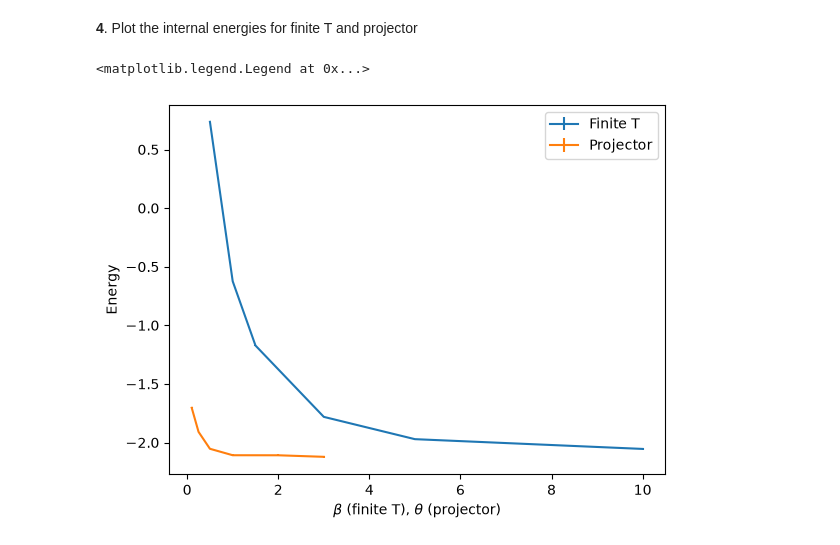
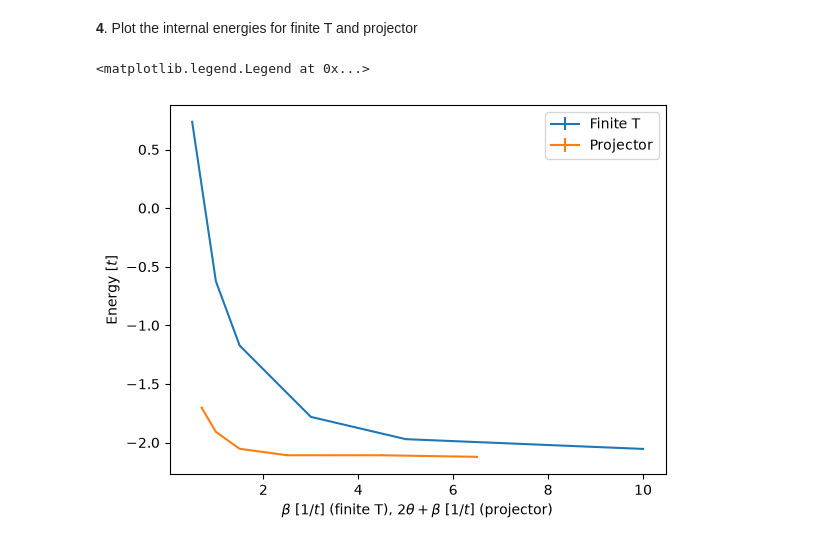
Before and after one commit to ALF-QMC/ALF_Tutorial, a Jupyter notebook: jupyterbook/source/06-projector/plot_both.ipynb, the cells around one changed output. Cells and saved outputs as stored; diff of their text form; code cells hidden in the pictures.

```diff
--- a/jupyterbook/source/06-projector/plot_both.ipynb
+++ b/jupyterbook/source/06-projector/plot_both.ipynb
@@ -50,6 +50,7 @@ for beta in [0.5, 1, 1.5, 3, 5, 10]:               # Values of Beta
     sims_finite_T.append(sim)
 
 # Projector
+beta = 0.5
 sims_projector = []
 for theta in [0.1, 0.25, 0.5, 1.0, 2.0, 3.0]:               # Values of Theta
     sim = Simulation(
@@ -67,7 +68,7 @@ for theta in [0.1, 0.25, 0.5, 1.0, 2.0, 3.0]:               # Values of Theta
         'ham_T': 1.0,                    #    Hopping parameter
         'ham_U': 4.0,                    #    Hubbard interaction
         'ham_Tperp': 0.0,                #    For bilayer systems
-        'beta': 0.5,                     #    Inverse temperature
+        'beta': beta,                     #    Inverse temperature
         'Ltau': 0,                       #    '1' for time-displaced Green functions; '0' otherwise
         'NSweep': 600,                   #    Number of sweeps per bin
         'NBin': 50,                      #    Number of bins
@@ -106,13 +107,14 @@ Where the _cell magic_ `%%capture` suppresses the output of `load_res(dir)`, whi
 # %%
 str_list = ['Finite T', 'Projector']
 
-plt.xlabel(r'$\beta$ (finite T), $\theta$ (projector)')
-plt.ylabel('Energy')
+plt.xlabel(r'$\beta~[1/t]$ (finite T), $2\theta+\beta~[1/t]$ (projector)')
+plt.ylabel(r'Energy$~[t]$')
 for i in range(len(ener_list)):
-    plt.errorbar(values_list[i], ener_list[i][:, 0], ener_list[i][:, 1], label=str_list[i])
+    x = values_list[i] if i == 0 else 2 * values_list[i] + beta
+    plt.errorbar(x, ener_list[i][:, 0], ener_list[i][:, 1], label=str_list[i])
 
 plt.legend()
 # plt.xlim(0, 2.02);
 # %% [output]
 <matplotlib.legend.Legend at 0x...>
-[figure, old version]
+[figure, new version]
```
Also changed, not shown: 2 other files.
